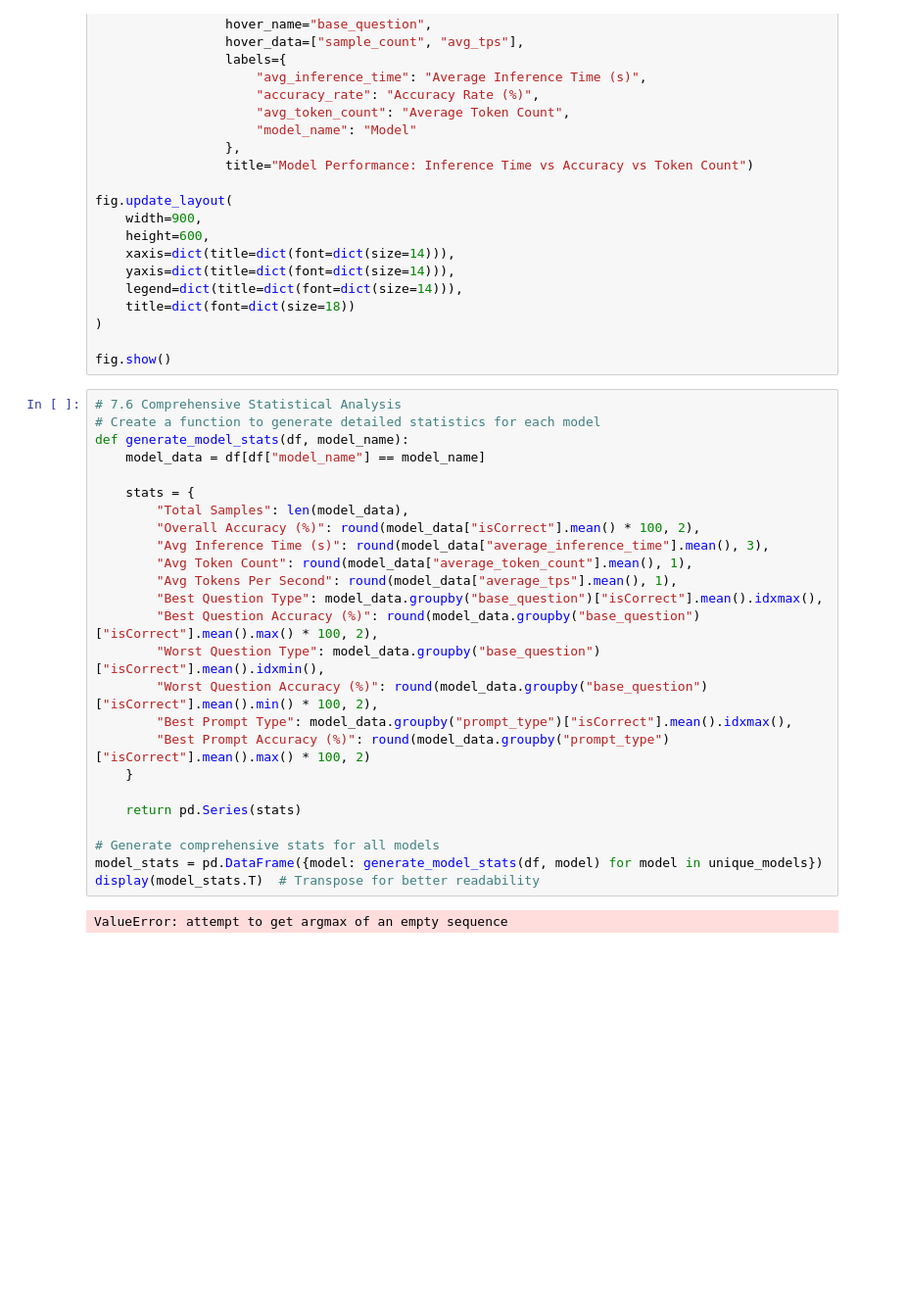
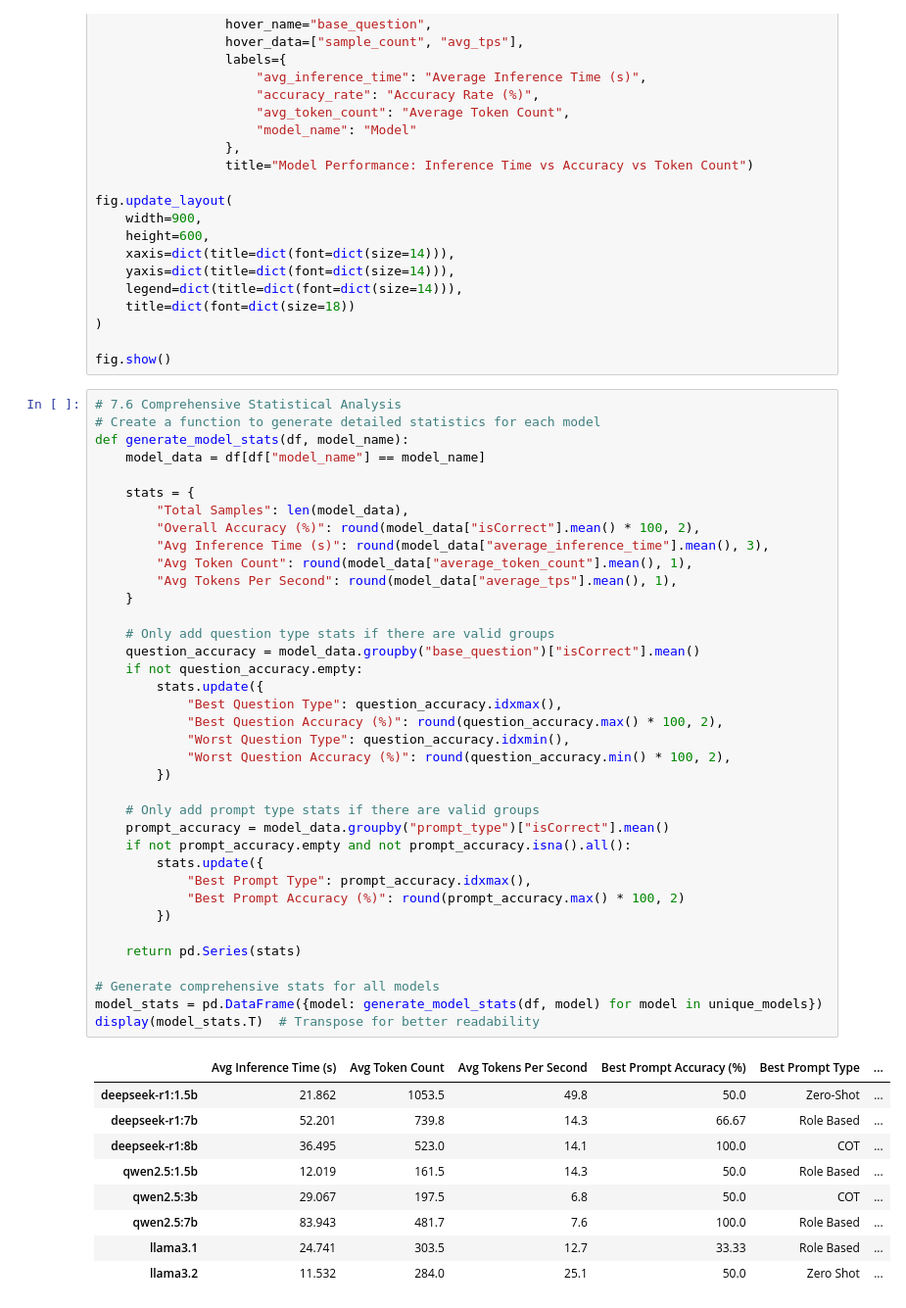
Before and after one commit to AreedAdmin/OSS-LLM-Benchmark-Tool, a Jupyter notebook: statistics.ipynb, the cells around one changed output. Shown at 98% size. Cells and saved outputs as stored; diff of their text form; blank space fills up the shorter version.

```diff
--- a/statistics.ipynb
+++ b/statistics.ipynb
@@ -422,30 +419,50 @@ fig.show()
 # %%
 # 7.6 Comprehensive Statistical Analysis
 # Create a function to generate detailed statistics for each model
 def generate_model_stats(df, model_name):
     model_data = df[df["model_name"] == model_name]
 
     stats = {
         "Total Samples": len(model_data),
         "Overall Accuracy (%)": round(model_data["isCorrect"].mean() * 100, 2),
         "Avg Inference Time (s)": round(model_data["average_inference_time"].mean(), 3),
         "Avg Token Count": round(model_data["average_token_count"].mean(), 1),
         "Avg Tokens Per Second": round(model_data["average_tps"].mean(), 1),
-        "Best Question Type": model_data.groupby("base_question")["isCorrect"].mean().idxmax(),
-        "Best Question Accuracy (%)": round(model_data.groupby("base_question")["isCorrect"].mean().max() * 100, 2),
-        "Worst Question Type": model_data.groupby("base_question")["isCorrect"].mean().idxmin(),
-        "Worst Question Accuracy (%)": round(model_data.groupby("base_question")["isCorrect"].mean().min() * 100, 2),
-        "Best Prompt Type": model_data.groupby("prompt_type")["isCorrect"].mean().idxmax(),
-        "Best Prompt Accuracy (%)": round(model_data.groupby("prompt_type")["isCorrect"].mean().max() * 100, 2)
     }
+
+    # Only add question type stats if there are valid groups
+    question_accuracy = model_data.groupby("base_question")["isCorrect"].mean()
+    if not question_accuracy.empty:
+        stats.update({
+            "Best Question Type": question_accuracy.idxmax(),
+            "Best Question Accuracy (%)": round(question_accuracy.max() * 100, 2),
+            "Worst Question Type": question_accuracy.idxmin(),
+            "Worst Question Accuracy (%)": round(question_accuracy.min() * 100, 2),
+        })
+
+    # Only add prompt type stats if there are valid groups
+    prompt_accuracy = model_data.groupby("prompt_type")["isCorrect"].mean()
+    if not prompt_accuracy.empty and not prompt_accuracy.isna().all():
+        stats.update({
+            "Best Prompt Type": prompt_accuracy.idxmax(),
+            "Best Prompt Accuracy (%)": round(prompt_accuracy.max() * 100, 2)
+        })
 
     return pd.Series(stats)
 
 # Generate comprehensive stats for all models
 model_stats = pd.DataFrame({model: generate_model_stats(df, model) for model in unique_models})
 display(model_stats.T)  # Transpose for better readability
 # %% [output]
-ValueError: attempt to get argmax of an empty sequence
+|  | Avg Inference Time (s) | Avg Token Count | Avg Tokens Per Second | Best Prompt Accuracy (%) | Best Prompt Type | ... |
+| deepseek-r1:1.5b | 21.862 | 1053.5 | 49.8 | 50.0 | Zero-Shot | ... |
+| deepseek-r1:7b | 52.201 | 739.8 | 14.3 | 66.67 | Role Based | ... |
+| deepseek-r1:8b | 36.495 | 523.0 | 14.1 | 100.0 | COT | ... |
+| qwen2.5:1.5b | 12.019 | 161.5 | 14.3 | 50.0 | Role Based | ... |
+| qwen2.5:3b | 29.067 | 197.5 | 6.8 | 50.0 | COT | ... |
+| qwen2.5:7b | 83.943 | 481.7 | 7.6 | 100.0 | Role Based | ... |
+| llama3.1 | 24.741 | 303.5 | 12.7 | 33.33 | Role Based | ... |
+| llama3.2 | 11.532 | 284.0 | 25.1 | 50.0 | Zero Shot | ... |
 # %%
 # 7.7 Performance Distribution Analysis
 # Create violin plots to show the distribution of inference times
```
Also changed, not shown: parts of 10 cells of this notebook, 2 other files.
